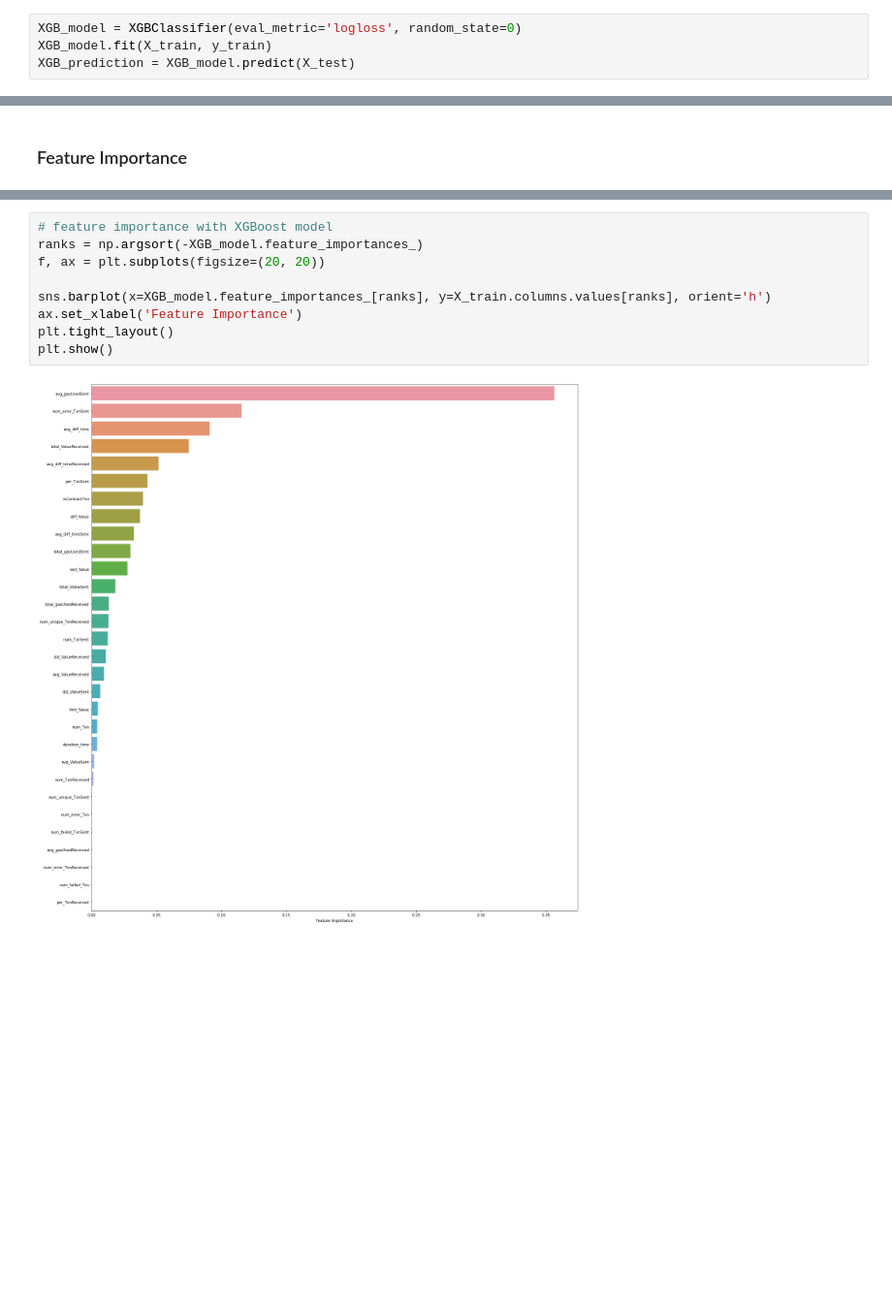
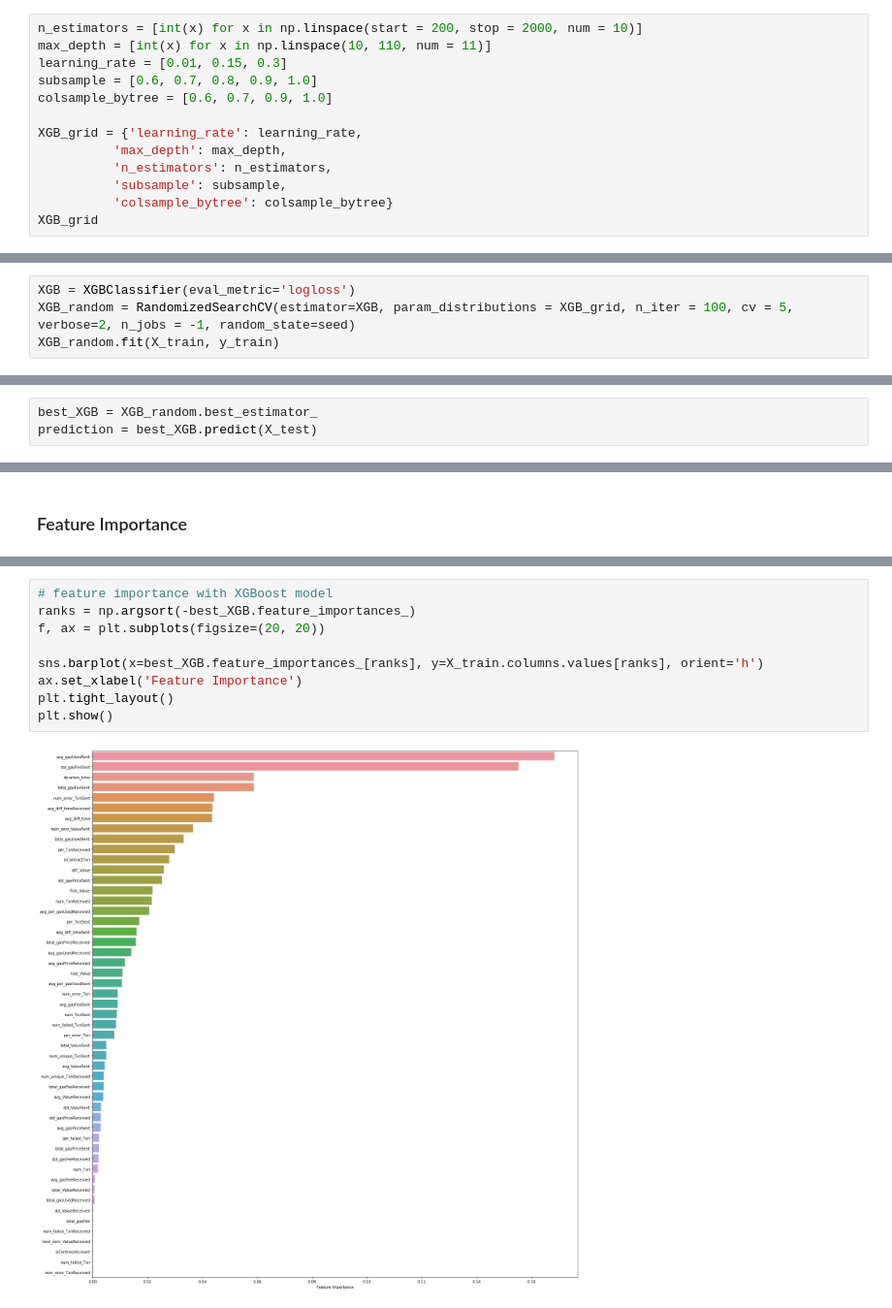
Before and after one commit to y1cx/CaseStudy, a Jupyter notebook: Task1.ipynb, the cells around one changed output, grey strips where cells are left out. Shown at 97% size. Cells and saved outputs as stored; diff of their text form; blank space fills up the shorter version.

```diff
--- a/Task1.ipynb
+++ b/Task1.ipynb
@@ -856,6 +912,15 @@ weighted avg       0.94      0.95      0.94       128
 # %% [markdown]
 #### XGBoost
-# %%
-XGB_model = XGBClassifier(eval_metric='logloss', random_state=0)
-XGB_model.fit(X_train, y_train)
-XGB_prediction = XGB_model.predict(X_test)
+# %%
+n_estimators = [int(x) for x in np.linspace(start = 200, stop = 2000, num = 10)]
+max_depth = [int(x) for x in np.linspace(10, 110, num = 11)]
+learning_rate = [0.01, 0.15, 0.3]
+subsample = [0.6, 0.7, 0.8, 0.9, 1.0]
+colsample_bytree = [0.6, 0.7, 0.9, 1.0]
+
+XGB_grid = {'learning_rate': learning_rate,
+          'max_depth': max_depth,
+          'n_estimators': n_estimators,
+          'subsample': subsample,
+          'colsample_bytree': colsample_bytree}
+XGB_grid
@@ -861,0 +933,4 @@ XGB_prediction = XGB_model.predict(X_test)
+# %%
+XGB = XGBClassifier(eval_metric='logloss')
+XGB_random = RandomizedSearchCV(estimator=XGB, param_distributions = XGB_grid, n_iter = 100, cv = 5, verbose=2, n_jobs = -1, random_state=seed)
+XGB_random.fit(X_train, y_train)
@@ -862,3 +964,6 @@ XGB_prediction = XGB_model.predict(X_test)
+# %%
+best_XGB = XGB_random.best_estimator_
+prediction = best_XGB.predict(X_test)
 # %%
 print(accuracy_score(y_test, prediction))
 print(precision_score(y_test, prediction))
@@ -899,11 +1004,11 @@ plt.show()
 # %%
 # feature importance with XGBoost model
-ranks = np.argsort(-XGB_model.feature_importances_)
+ranks = np.argsort(-best_XGB.feature_importances_)
 f, ax = plt.subplots(figsize=(20, 20))
 
-sns.barplot(x=XGB_model.feature_importances_[ranks], y=X_train.columns.values[ranks], orient='h')
+sns.barplot(x=best_XGB.feature_importances_[ranks], y=X_train.columns.values[ranks], orient='h')
 ax.set_xlabel('Feature Importance')
 plt.tight_layout()
 plt.show()
 # %% [output]
-[figure, old version]
+[figure, new version]
```
Also changed, not shown: parts of 38 cells of this notebook.
